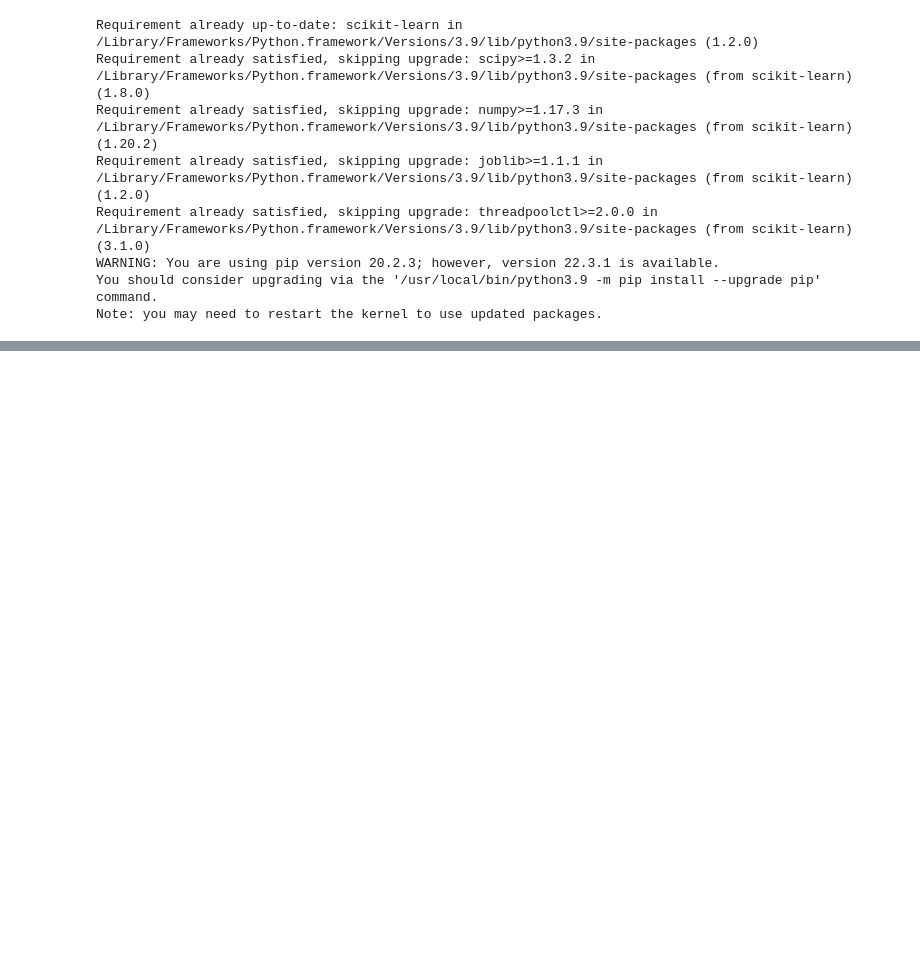
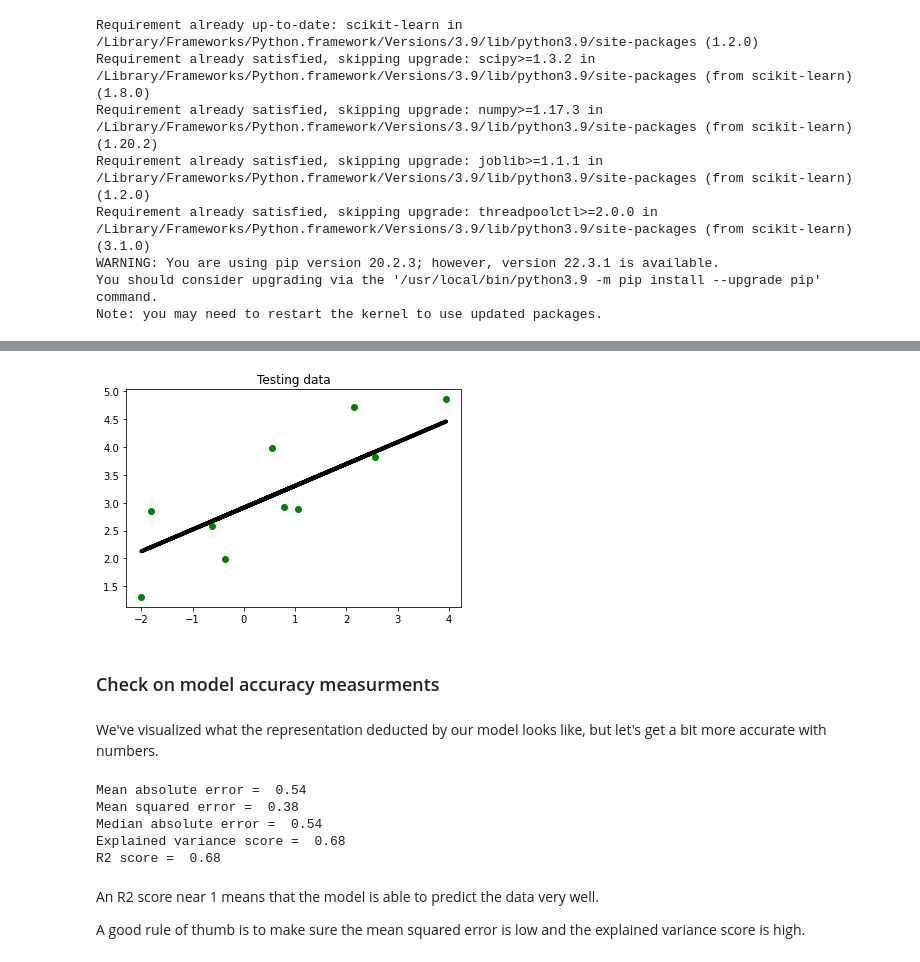
Before and after one commit to serine000/MLCookbookNotebooks, a Jupyter notebook: Chapter_1/Notebook_2_Regression.ipynb, the cells around one changed output, grey strips where cells are left out. Drawn from its saved outputs; the diff is of its cells as text; code cells hidden in the pictures; blank space fills up the shorter version.

```diff
--- a/Chapter_1/Notebook_2_Regression.ipynb
+++ b/Chapter_1/Notebook_2_Regression.ipynb
@@ -17,0 +99,7 @@ import scipy
+# %%
+# Test data
+X_test = np.array(X[num_training:]).reshape((num_test, 1))
+y_test = np.array(y[num_training:])
+
+print(X_test.shape)
+print(y_test.shape)
@@ -17,0 +131,33 @@ import scipy
+# %%
+# Now let's test our model on new X values and see if it will map them correctly
+y_test_pred = linear_regressor.predict(X_test)
+
+# Visualize
+plt.figure()
+plt.scatter(X_test, y_test, color='green')
+plt.plot(X_test, y_test_pred, color='black', linewidth=4)
+plt.title('Testing data')
+plt.show()
+# %% [output]
+[figure, added]
+# %% [markdown]
+### Check on model accuracy measurments
+# %% [markdown]
+We've visualized what the representation deducted by our model looks like, but let's get a bit more accurate with numbers.
+# %%
+import sklearn.metrics as sm
+print("Mean absolute error = ", round(sm.mean_absolute_error(y_test, y_test_pred), 2))
+print("Mean squared error = ", round(sm.mean_squared_error(y_test, y_test_pred), 2))
+print("Median absolute error = ", round(sm.median_absolute_error(y_test, y_test_pred), 2))
+print("Explained variance score = ", round(sm.explained_variance_score(y_test, y_test_pred), 2))
+print("R2 score = ", round(sm.r2_score(y_test, y_test_pred), 2))
+# %% [output]
+Mean absolute error =  0.54
+Mean squared error =  0.38
+Median absolute error =  0.54
+Explained variance score =  0.68
+R2 score =  0.68
+# %% [markdown]
+An R2 score near 1 means that the model is able to predict the data very well.
+
+A good rule of thumb is to make sure the mean squared error is low and the explained variance score is high.
```
Also changed, not shown: parts of 14 cells of this notebook, 2 other files.
